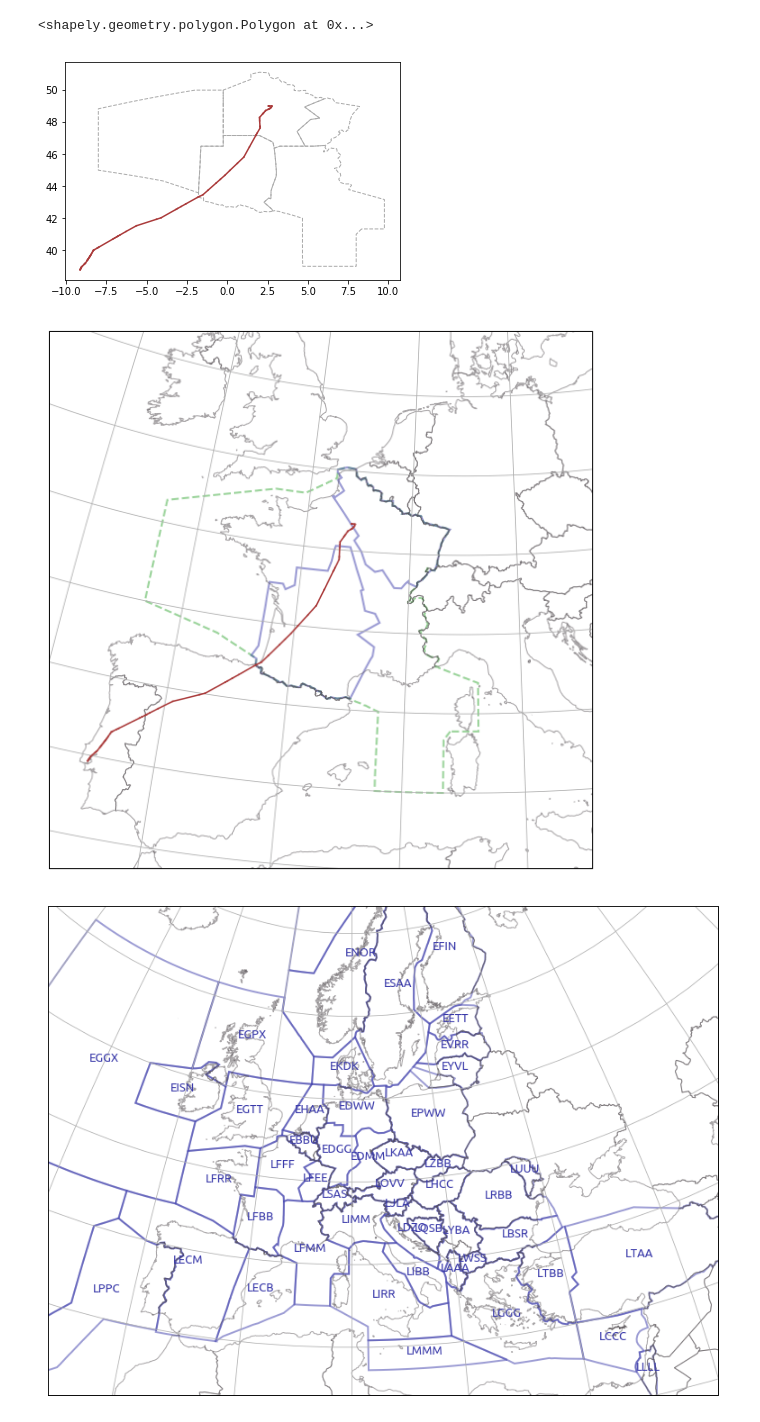
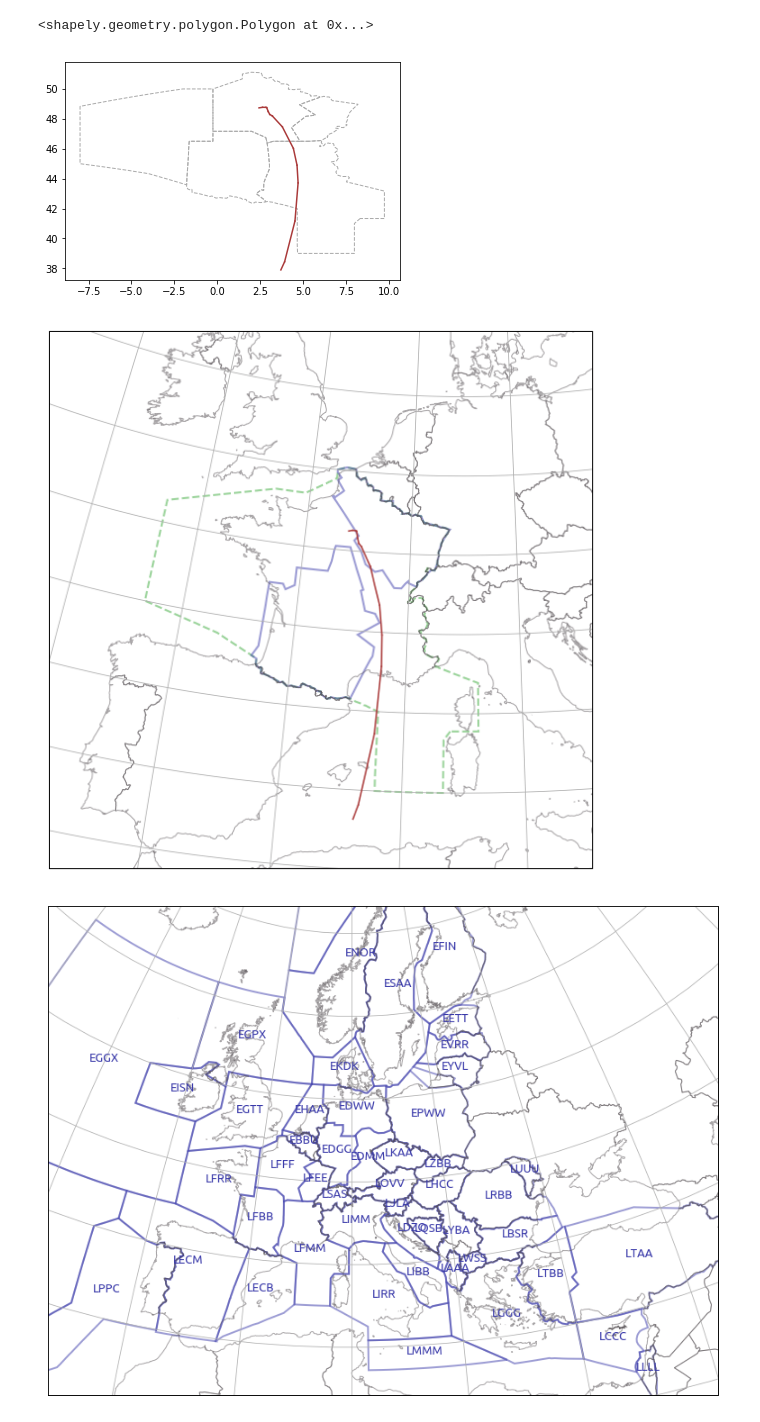
Before and after one commit to xoolive/traffic, a Jupyter notebook: notebooks/sectors_usage.ipynb, the cells around one changed output. Saved outputs shown, nothing was run; the diff lists cells and outputs as text; code cells hidden in the pictures.

Commit message:
provide so6 file from ADS-B data

```diff
--- a/notebooks/plot_sectors.ipynb
+++ b/notebooks/sectors_usage.ipynb
@@ -19,17 +44,17 @@ between 265.0 and inf
 # %%
 # Basic plotting
 
 %matplotlib inline
 import matplotlib.pyplot as plt
 
 fig, ax = plt.subplots()
 for name in ("LFBB", 'LFEE', 'LFRR', 'LFMM', 'LFFF/FIR'):
     sectors[name].plot(ax, edgecolor="#aaaaaa", lw=1, linestyle='--')
 
-so6 = SO6.parse_file('../data/20160101_20160101_0000_2359_____m3.pkl')
-so6['AFR151W'].plot(ax, color='#aa3a3a')
+so6 = SO6.parse_file('../data/20180101_20180101_0000_2359_____m3.pkl')
+so6['DAH1008'].plot(ax, color='#aa3a3a')
 # %% [output]
-[figure, old version]
+[figure, new version]
 # %%
 # More advanced plotting
 from cartopy.feature import NaturalEarthFeature
@@ -59,9 +84,9 @@ sectors['LFFF/UIR'].plot(ax, edgecolor="#3aaa3a", lw=2, alpha=.5, linestyle='das
 sectors['LFBBBDX'].plot(ax, edgecolor="#3a3aaa", lw=2, alpha=.5)
 sectors['LFEERMS'].plot(ax, edgecolor="#3a3aaa", lw=2, alpha=.5)
 
-so6['AFR151W'].plot(ax, color='#aa3a3a')
+so6['DAH1008'].plot(ax, color='#aa3a3a')
 # %% [output]
-[figure, old version]
+[figure, new version]
 # %%
 %matplotlib inline
 import matplotlib.pyplot as plt
```
Also changed, not shown: parts of 5 cells of this notebook, 3 other files.
